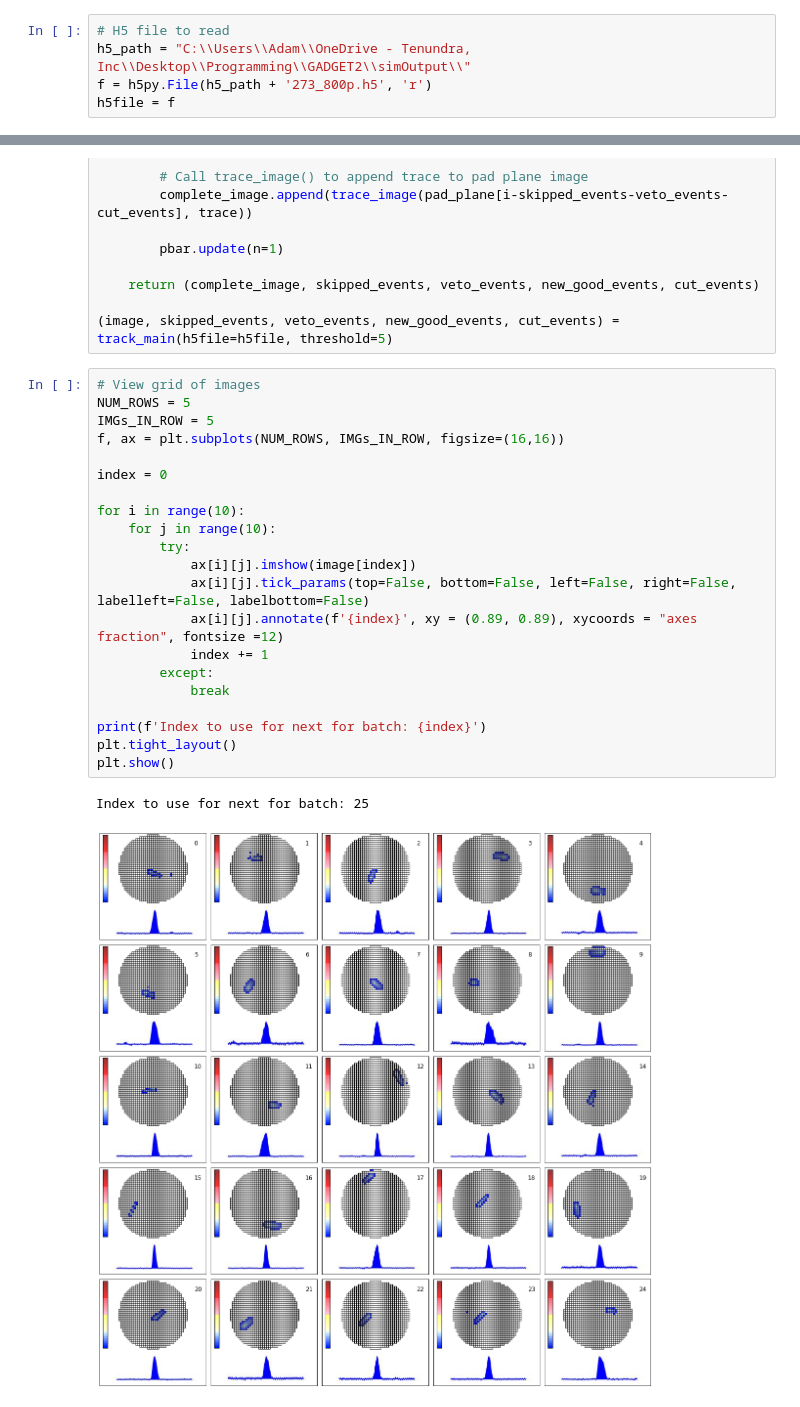
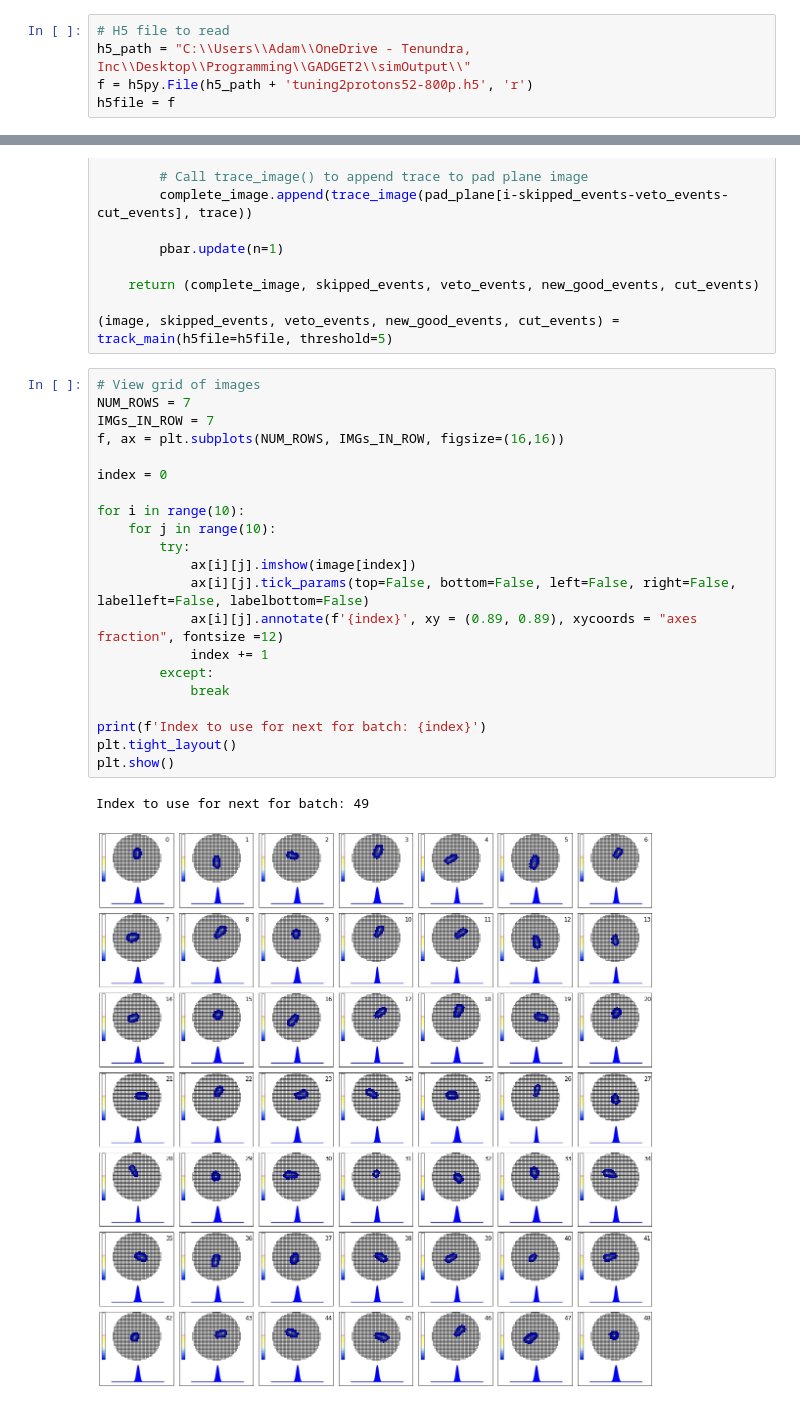
Before and after one commit to Jaros24/GAPA, a Jupyter notebook: Analysis/traces.ipynb, the cells around one changed output, grey strips where cells are left out. Saved outputs shown, nothing was run; the diff lists cells and outputs as text.

Commit message:
analysis of tuning 2

```diff
--- a/Analysis/traces.ipynb
+++ b/Analysis/traces.ipynb
@@ -15,7 +15,7 @@ from sklearn.cluster import DBSCAN
 # %%
 # H5 file to read
 h5_path = "C:\\Users\\Adam\\OneDrive - Tenundra, Inc\\Desktop\\Programming\\GADGET2\\simOutput\\"
-f = h5py.File(h5_path + '273_800p.h5', 'r')
+f = h5py.File(h5_path + 'tuning2protons52-800p.h5', 'r')
 h5file = f
 # %%
 class HiddenPrints:
@@ -567,28 +567,28 @@ def track_main(h5file, threshold):
 (image, skipped_events, veto_events, new_good_events, cut_events) = track_main(h5file=h5file, threshold=5)
 # %%
 # View grid of images
-NUM_ROWS = 5
-IMGs_IN_ROW = 5
+NUM_ROWS = 7
+IMGs_IN_ROW = 7
 f, ax = plt.subplots(NUM_ROWS, IMGs_IN_ROW, figsize=(16,16))
 
 index = 0
 
 for i in range(10):
     for j in range(10):
         try:
             ax[i][j].imshow(image[index])
             ax[i][j].tick_params(top=False, bottom=False, left=False, right=False, labelleft=False, labelbottom=False)
             ax[i][j].annotate(f'{index}', xy = (0.89, 0.89), xycoords = "axes fraction", fontsize =12)
             index += 1
         except:
             break
 
 print(f'Index to use for next for batch: {index}')
 plt.tight_layout()
 plt.show()
 # %% [output]
-Index to use for next for batch: 25
+Index to use for next for batch: 49
-[figure, old version]
+[figure, new version]
 # %%
 # Specify image you want to view
 image_num =5
```
Also changed, not shown: parts of 3 cells of this notebook, 3 other files.
